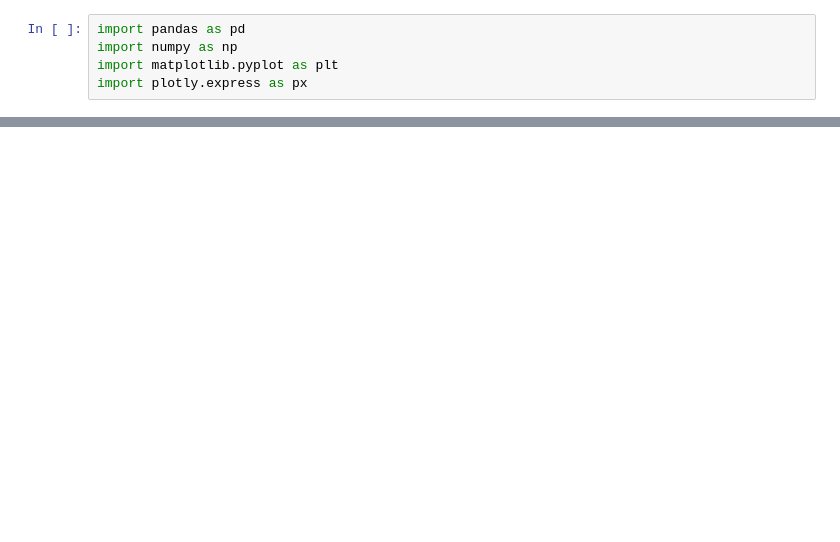
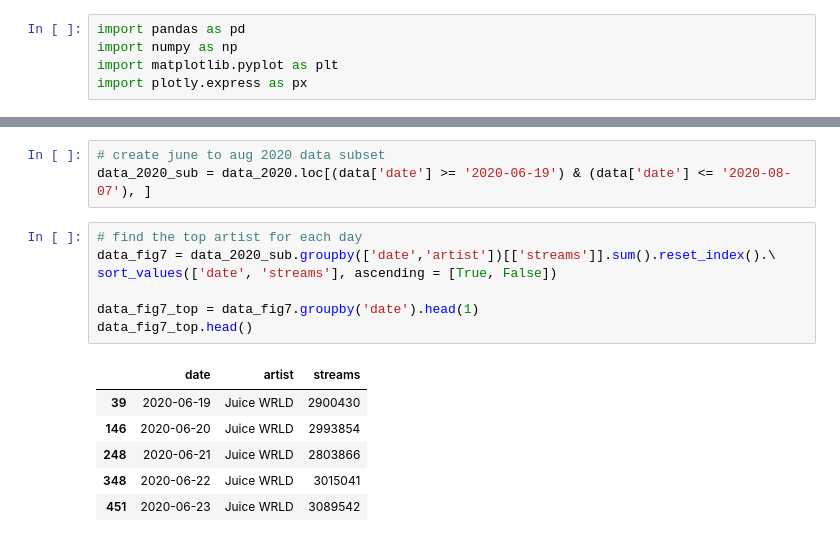
Before and after one commit to dynacao/streaming_spotify, a Jupyter notebook: analysis_spotify_YC.ipynb, the cells around one changed output, grey strips where cells are left out. Cells and saved outputs as stored; diff of their text form; blank space fills up the shorter version.

```diff
--- a/analysis_spotify_YC.ipynb
+++ b/analysis_spotify_YC.ipynb
@@ -231,0 +99,17 @@ data_fig1.head()
+# %%
+# create june to aug 2020 data subset
+data_2020_sub = data_2020.loc[(data['date'] >= '2020-06-19') & (data['date'] <= '2020-08-07'), ]
+# %%
+# find the top artist for each day
+data_fig7 = data_2020_sub.groupby(['date','artist'])[['streams']].sum().reset_index().\
+sort_values(['date', 'streams'], ascending = [True, False])
+
+data_fig7_top = data_fig7.groupby('date').head(1)
+data_fig7_top.head()
+# %% [output]
+|  | date | artist | streams |
+| 39 | 2020-06-19 | Juice WRLD | 2900430 |
+| 146 | 2020-06-20 | Juice WRLD | 2993854 |
+| 248 | 2020-06-21 | Juice WRLD | 2803866 |
+| 348 | 2020-06-22 | Juice WRLD | 3015041 |
+| 451 | 2020-06-23 | Juice WRLD | 3089542 |
```
Also changed, not shown: parts of 57 cells of this notebook, 3 other files.
